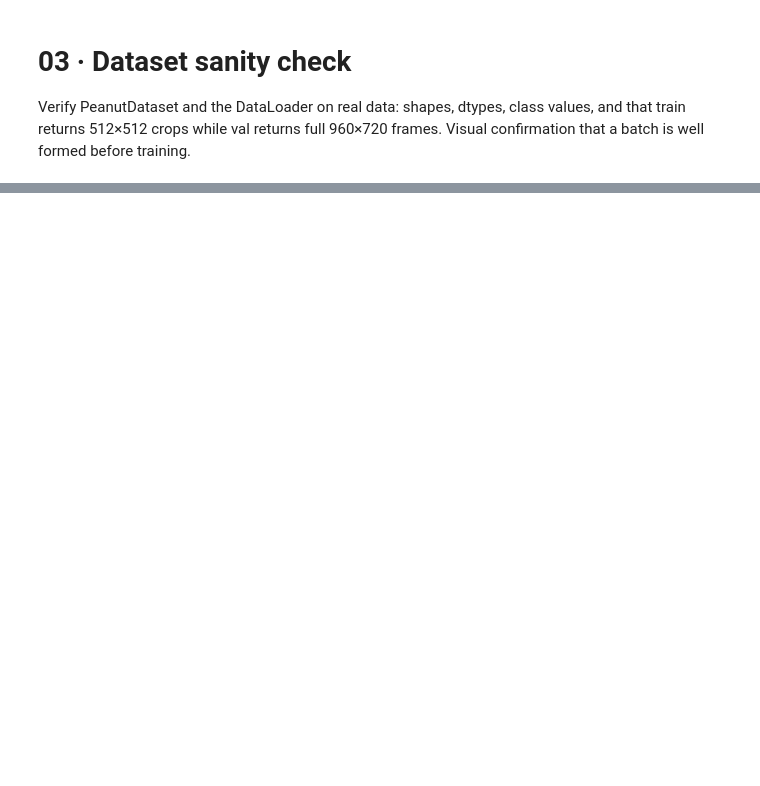
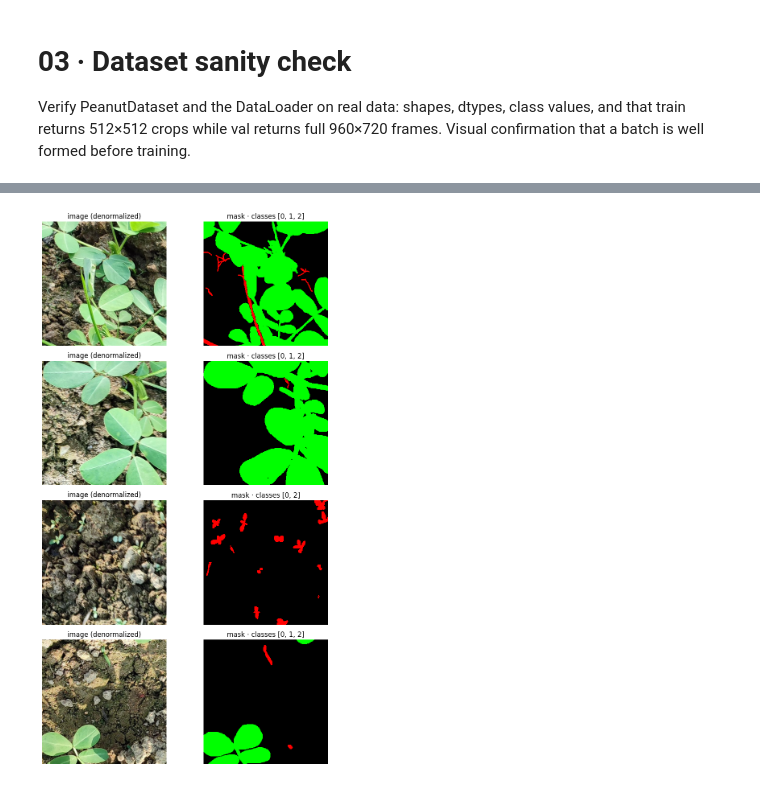
Before and after one commit to alexmnz29/cropweed-seg, a Jupyter notebook: notebooks/03_dataset_sanity.ipynb, the cells around one changed output, grey strips where cells are left out. Saved outputs shown, nothing was run; the diff lists cells and outputs as text; code cells hidden in the pictures; blank space fills up the shorter version.

```diff
--- a/notebooks/03_dataset_sanity.ipynb
+++ b/notebooks/03_dataset_sanity.ipynb
@@ -30,0 +36,14 @@ ImportError: cannot import name 'PeanutDataset' from 'cropweed_seg.dataset' (/Us
+# %%
+train_loader = DataLoader(train_ds, batch_size=8, shuffle=True)
+val_loader = DataLoader(val_ds, batch_size=4, shuffle=False)
+
+img_batch, mask_batch = next(iter(train_loader))
+print("train batch:")
+print(f"  images: {tuple(img_batch.shape)} {img_batch.dtype}")
+print(f"  masks:  {tuple(mask_batch.shape)} {mask_batch.dtype}")
+print(f"  mask classes in batch: {torch.unique(mask_batch).tolist()}")
+
+val_img_batch, val_mask_batch = next(iter(val_loader))
+print("\nval batch:")
+print(f"  images: {tuple(val_img_batch.shape)} {val_img_batch.dtype}")
+print(f"  masks:  {tuple(val_mask_batch.shape)} {val_mask_batch.dtype}")
@@ -30,0 +59,26 @@ ImportError: cannot import name 'PeanutDataset' from 'cropweed_seg.dataset' (/Us
+# %%
+import matplotlib.pyplot as plt
+from matplotlib.colors import ListedColormap
+
+from cropweed_seg.transforms import IMAGENET_MEAN, IMAGENET_STD
+
+INDEX_CMAP = ListedColormap(["black", "lime", "red"])
+mean = torch.tensor(IMAGENET_MEAN).view(3, 1, 1)
+std = torch.tensor(IMAGENET_STD).view(3, 1, 1)
+
+def denormalize(img: torch.Tensor) -> torch.Tensor:
+    """Undo ImageNet normalization for display, back to [0, 1]."""
+    return (img * std + mean).clamp(0, 1)
+
+fig, axes = plt.subplots(4, 2, figsize=(9, 14))
+for row, (img, mask) in zip(axes, zip(img_batch, mask_batch)):
+    row[0].imshow(denormalize(img).permute(1, 2, 0))
+    row[0].set_title("image (denormalized)")
+    row[1].imshow(mask, cmap=INDEX_CMAP, vmin=0, vmax=2, interpolation="nearest")
+    row[1].set_title(f"mask · classes {torch.unique(mask).tolist()}")
+    for ax in row:
+        ax.axis("off")
+plt.tight_layout()
+plt.show()
+# %% [output]
+[figure, added]
```
Also changed, not shown: parts of 2 cells of this notebook.
